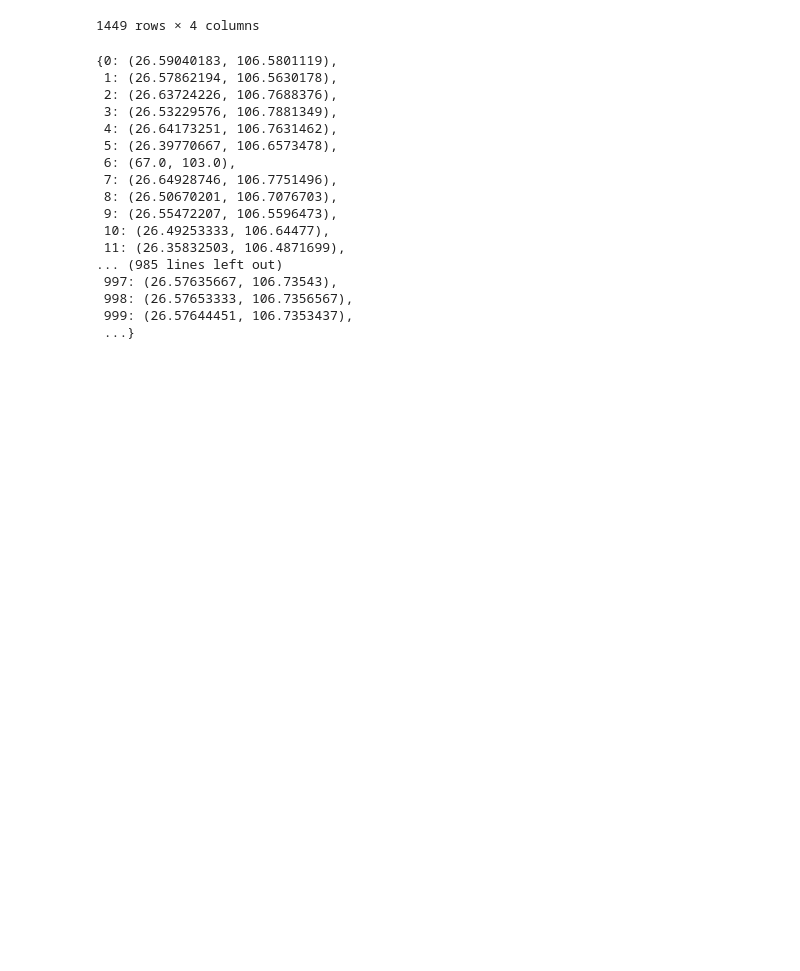
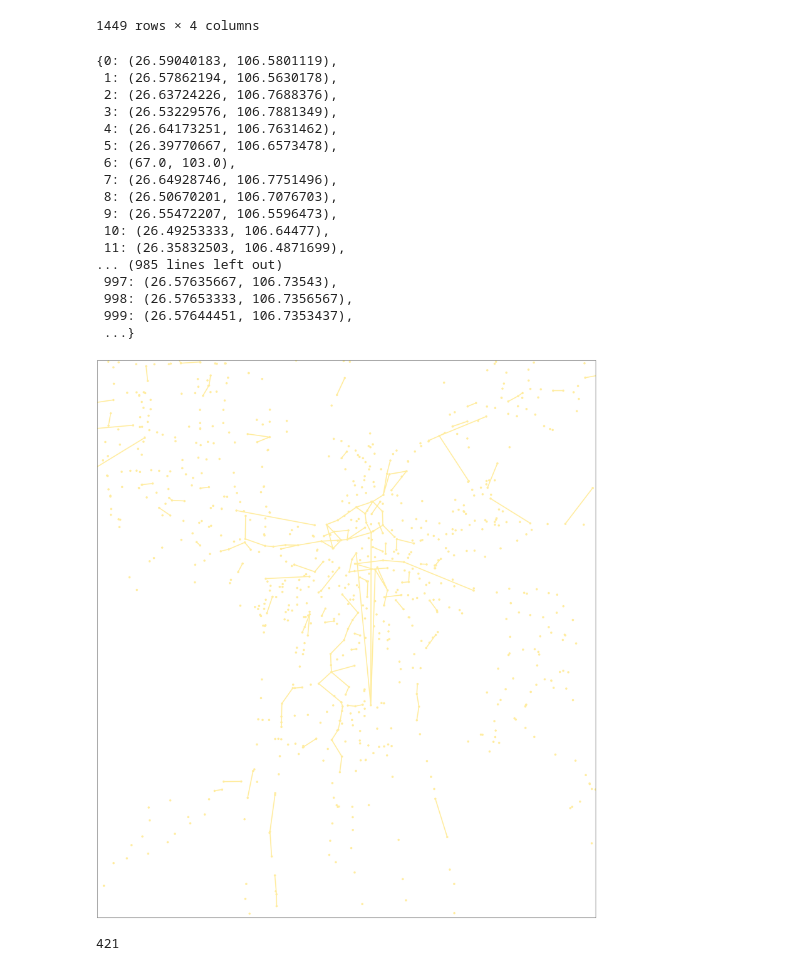
Before and after one commit to xmu-hph/mybus_cor, a Jupyter notebook: all_code/debug.ipynb, the cells around one changed output. Drawn from its saved outputs; the diff is of its cells as text; code cells hidden in the pictures; blank space fills up the shorter version.

```diff
--- a/all_code/debug.ipynb
+++ b/all_code/debug.ipynb
@@ -36,6 +36,19 @@ this_simu = simu(\
     time_accurate = 8,\
     start_hour = 8,\
     start_minute = 23)
+total_passenger_nums = []
+for i in range(600):
+    this_simu.step()
+    total_passenger_nums.append(len(this_simu.total_passengers))
+    this_simu.observe()
+
+import imageio
+output_gif = './output.gif'
+with imageio.get_writer(output_gif, mode='I', duration=0.1) as writer:
+    for filename in this_simu.total_frame:
+        image = imageio.imread(filename)
+        writer.append_data(image)
+        #os.remove(filename)  # Optionally remove the image file after adding to GIF
 # %% [output]
 A value is trying to be set on a copy of a slice from a DataFrame.
 Try using .loc[row_indexer,col_indexer] = value instead
@@ -304,3 +317,41 @@ m.save(f'heatmap_.html')
+# %%
+import matplotlib.pyplot as plt
+from mpl_toolkits.basemap import Basemap
+
+# 创建画布
+fig, ax = plt.subplots(figsize=(50, 50))
+
+# 创建Basemap实例
+m = Basemap(projection='merc', llcrnrlat=26.45, urcrnrlat=26.65, llcrnrlon=106.60, urcrnrlon=106.80, resolution='i', ax=ax)
+
+# 画出基础地图
+m.drawcoastlines()
+m.drawcountries()
+m.drawmapboundary(fill_color='aqua')
+m.fillcontinents(color='white', lake_color='aqua')
+
+# 添加站点
+for station, coord in coords_dict.items():
+    x, y = m(coord[1], coord[0])
+    m.plot(x, y, 'o', markersize=10, color=get_color(station_people_nums[station], max_flow), label=f'Station {station}')
+
+# 添加路段
+for route, flow in road_section_people_nums.items():
+    start, end = map(int, route.split('_'))
+    start_coord = coords_dict[start]
+    end_coord = coords_dict[end]
+    x_start, y_start = m(start_coord[1], start_coord[0])
+    x_end, y_end = m(end_coord[1], end_coord[0])
+    m.plot([x_start, x_end], [y_start, y_end], color=get_color(flow, max_flow), linewidth=5)
+
+# 保存为PNG图片
+plt.savefig('heatmap.png', dpi=300, bbox_inches='tight')
+plt.show()
+# %% [output]
+[figure, added]
 # %%
-#this_simu.step()
+this_simu.step()
+len(this_simu.total_passengers)
 this_simu.observe()
+# %% [output]
+421
```
Also changed, not shown: parts of 3 cells of this notebook, 5 other files.
